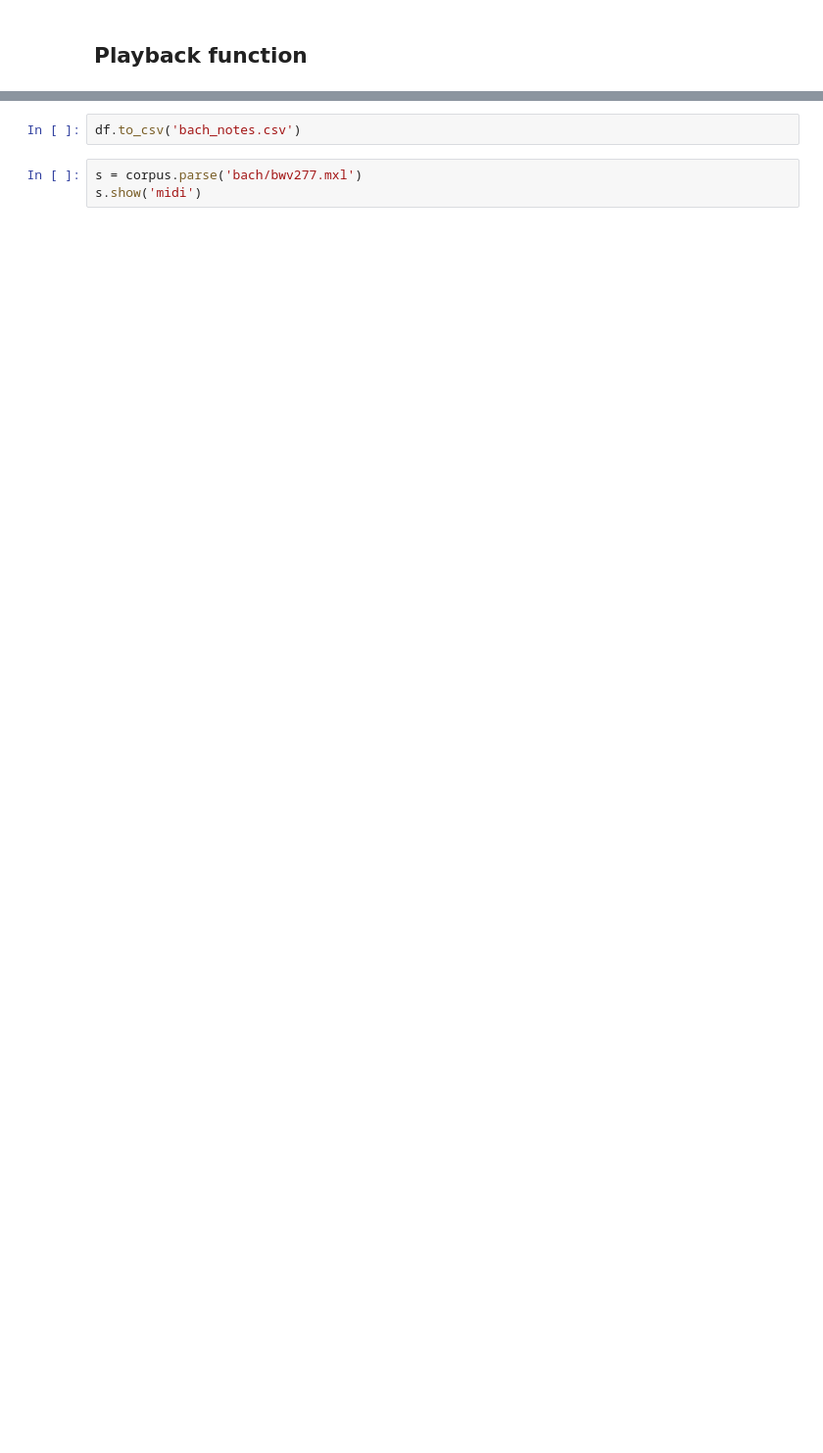
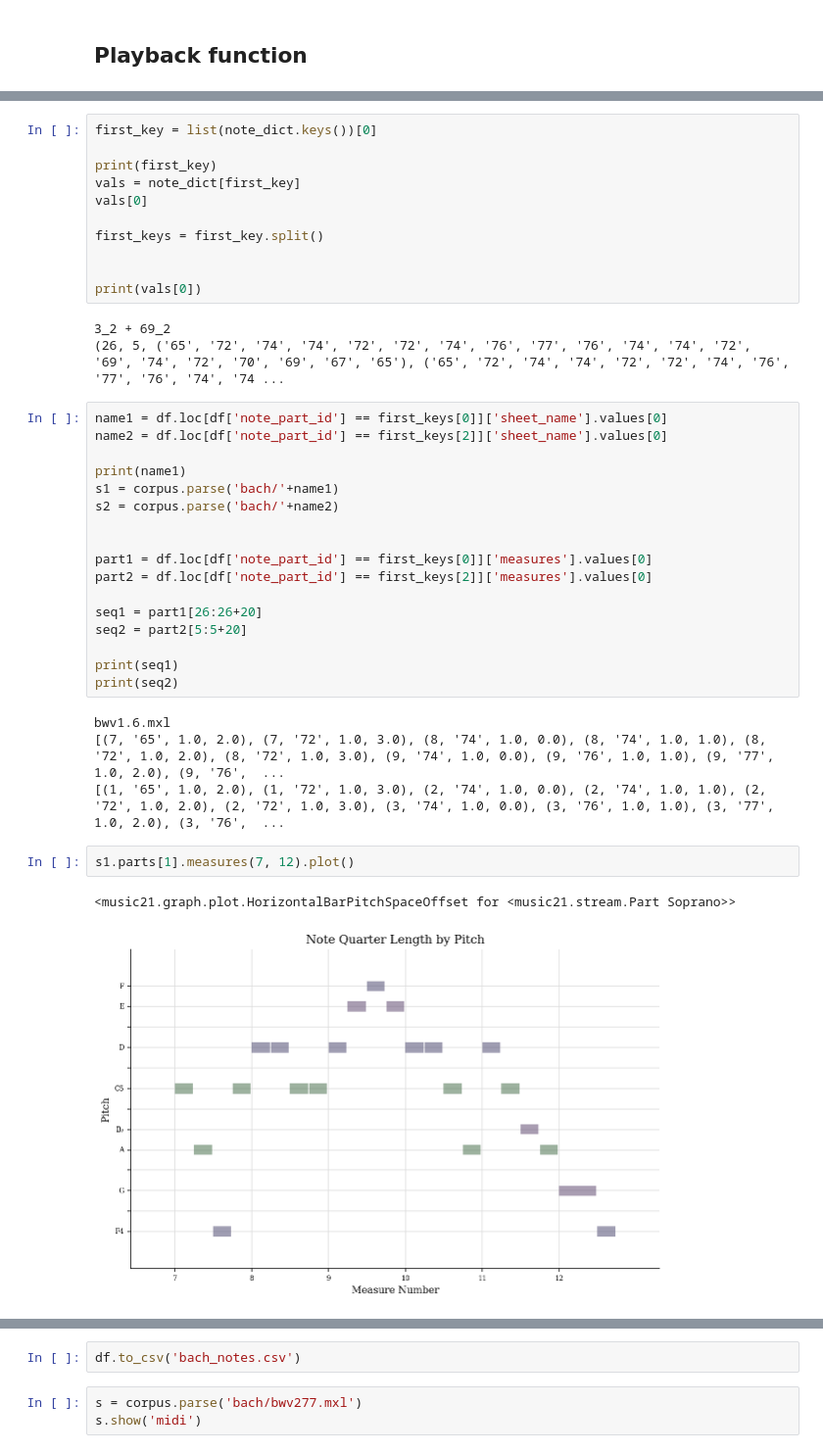
Before and after one commit to LudvigL123/digital_sheet_music_analysis, a Jupyter notebook: analyzer draft.ipynb, the cells around one changed output, grey strips where cells are left out. Shown: that part at 98% size. Drawn from its saved outputs; the diff is of its cells as text; blank space fills up the shorter version.

```diff
--- a/analyzer draft.ipynb
+++ b/analyzer draft.ipynb
@@ -780,0 +983,40 @@ df
+# %%
+first_key = list(note_dict.keys())[0]
+
+print(first_key)
+vals = note_dict[first_key]
+vals[0]
+
+first_keys = first_key.split()
+
+
+print(vals[0])
+# %% [output]
+3_2 + 69_2
+(26, 5, ('65', '72', '74', '74', '72', '72', '74', '76', '77', '76', '74', '74', '72', '69', '74', '72', '70', '69', '67', '65'), ('65', '72', '74', '74', '72', '72', '74', '76', '77', '76', '74', '74 ...
+# %%
+name1 = df.loc[df['note_part_id'] == first_keys[0]]['sheet_name'].values[0]
+name2 = df.loc[df['note_part_id'] == first_keys[2]]['sheet_name'].values[0]
+
+print(name1)
+s1 = corpus.parse('bach/'+name1)
+s2 = corpus.parse('bach/'+name2)
+
+
+part1 = df.loc[df['note_part_id'] == first_keys[0]]['measures'].values[0]
+part2 = df.loc[df['note_part_id'] == first_keys[2]]['measures'].values[0]
+
+seq1 = part1[26:26+20]
+seq2 = part2[5:5+20]
+
+print(seq1)
+print(seq2)
+# %% [output]
+bwv1.6.mxl
+[(7, '65', 1.0, 2.0), (7, '72', 1.0, 3.0), (8, '74', 1.0, 0.0), (8, '74', 1.0, 1.0), (8, '72', 1.0, 2.0), (8, '72', 1.0, 3.0), (9, '74', 1.0, 0.0), (9, '76', 1.0, 1.0), (9, '77', 1.0, 2.0), (9, '76',  ...
+[(1, '65', 1.0, 2.0), (1, '72', 1.0, 3.0), (2, '74', 1.0, 0.0), (2, '74', 1.0, 1.0), (2, '72', 1.0, 2.0), (2, '72', 1.0, 3.0), (3, '74', 1.0, 0.0), (3, '76', 1.0, 1.0), (3, '77', 1.0, 2.0), (3, '76',  ...
+# %%
+s1.parts[1].measures(7, 12).plot()
+# %% [output]
+<music21.graph.plot.HorizontalBarPitchSpaceOffset for <music21.stream.Part Soprano>>
+[figure, added]
```
Also changed, not shown: parts of 70 cells of this notebook, 2 other files.
